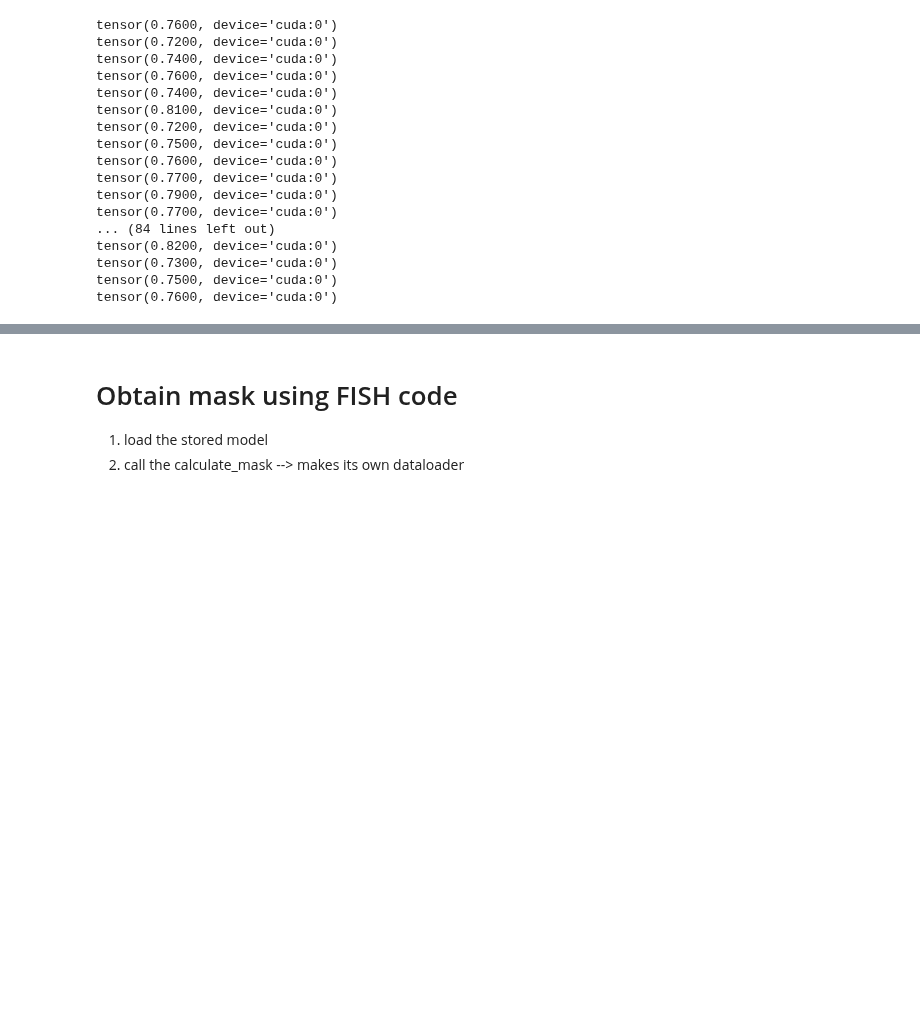
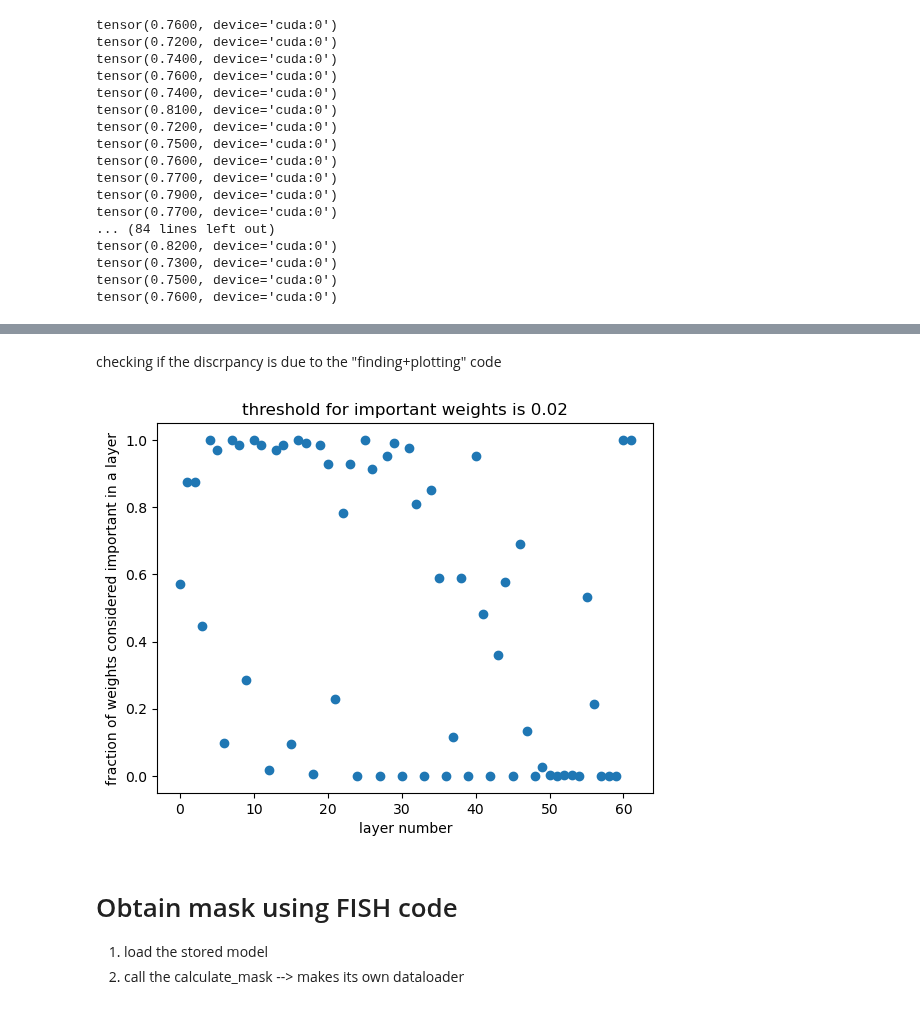
Before and after one commit to sgchr273/FisherMask, a Jupyter notebook: combining.ipynb, the cells around one changed output, grey strips where cells are left out. Drawn from its saved outputs; the diff is of its cells as text; code cells hidden in the pictures; blank space fills up the shorter version.

```diff
--- a/combining.ipynb
+++ b/combining.ipynb
@@ -789,3 +779,5 @@ for test_batch, test_labels in testloader:
                 gsq = torch.square(grad).to('cpu') * probs[n][c] / N
                 sq_grads_expect[i] += gsq.detach().numpy() # sq_grads_expect[i] + gsq
                 del gsq
+# %% [markdown]
+checking if the discrpancy is due to the "finding+plotting" code
@@ -792,3 +854,13 @@ for test_batch, test_labels in testloader:
+# %%
+t_num = [sum(t.flatten()) for t in list(mask_dict.values())]
+# %%
+plt.plot([t.cpu() / len(g.cpu().numpy().flatten()) for t, g in zip(t_num, list(mask_dict.values()))], 'o')
+plt.xlabel('layer number')
+plt.ylabel('fraction of weights considered important in a layer')
+plt.title('threshold for important weights is 0.02')
+plt.show()
+# %% [output]
+[figure, added]
 # %% [markdown]
 # Obtain mask using FISH code
 
```
Also changed, not shown: parts of 2 cells of this notebook, 2 other files.
